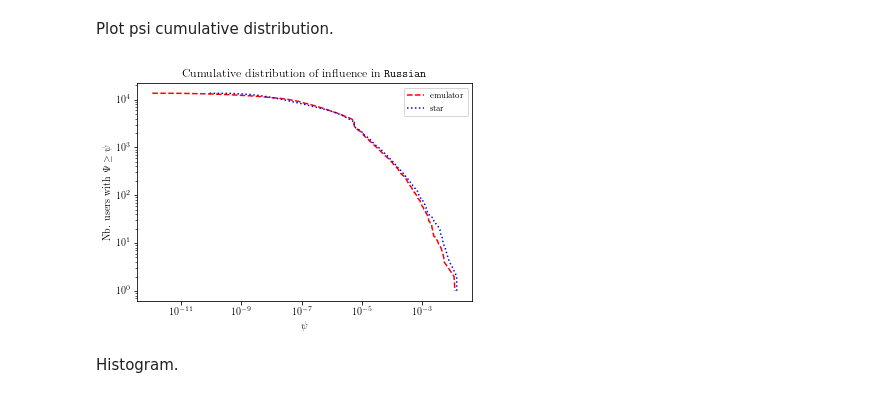
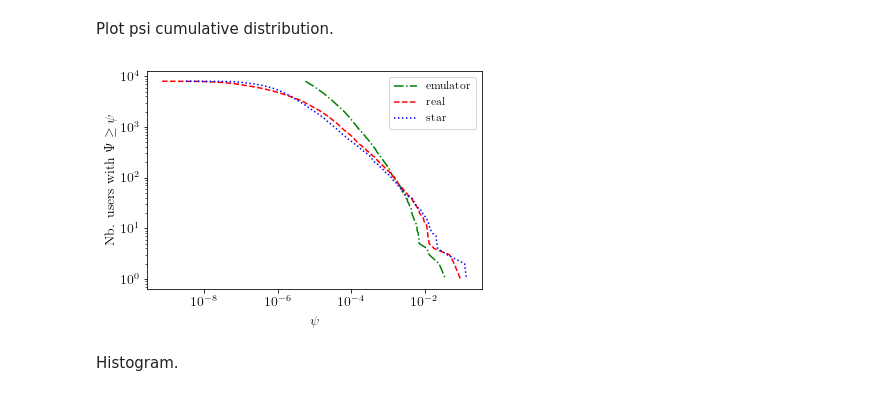
Before and after one commit to yokaiAG/Stage2019, a Jupyter notebook: Code/Journal_plots.ipynb, the cells around one changed output. Saved outputs shown, nothing was run; the diff lists cells and outputs as text; code cells hidden in the pictures.

```diff
--- a/Code/Journal_plots.ipynb
+++ b/Code/Journal_plots.ipynb
@@ -13,7 +13,7 @@ mpl.rc('text', usetex = True)
 mpl.rc('font', family = 'serif')
 # %%
 out_path = "../PsiResults/Plots_journal/"
-name = "weibo"
+name = "weibo8002"
 # %% [markdown]
 ## Lists comparison
 # %% [markdown]
@@ -131,8 +133,8 @@ plt.close()
 Load influences into dicts.
 # %%
 # Psi = {'emulator':dict(), 'star':dict(), 'cascade':dict(), 'real':dict()}
-# Psi = {'emulator':dict(), 'real':dict(), 'star':dict()}
-Psi = {'emulator':dict(), 'real':dict()}
+Psi = {'emulator':dict(), 'real':dict(), 'star':dict()}
+# Psi = {'emulator':dict(), 'real':dict()}
 # Psi = {'emulator':dict()}
 
 # truegraph
@@ -150,13 +152,13 @@ for line in open("../PsiResults/Psis/weibo_model_truegraph_top8002emul.txt"):
 #     if psi>0:
 #         Psi['emulator'][user] = psi
 
-# # oursin
+# oursin
+for line in open("../PsiResults/Psis/weibo_model_oursin.txt", "r"):
 # for line in open("../PsiResults/Psis/russian_model_oursin.txt", "r"):
-# # for line in open("../PsiResults/Psis/russian_model_oursin.txt", "r"):
-#     line = line.split()
-#     user, psi = int(line[0]), float(line[1])
-#     if user in Psi['emulator']:
-#         Psi['star'][user] = psi
+    line = line.split()
+    user, psi = int(line[0]), float(line[1])
+    if user in Psi['real']:
+        Psi['star'][user] = psi
 
 # # cascade
 # for line in open("../PsiResults/Psis/weibo_model_cascade_top1501emul.txt", "r"):
@@ -180,34 +182,34 @@ True
 # %% [markdown]
 Plot psi cumulative distribution.
 # %%
-colors = {'star': 'blue', 'cascade':'red', 'real':'green', 'emulator':'red'}
-linestyle = {'star': ':', 'cascade':'--', 'real':'-.' , 'emulator':'--'}
+colors = {'star': 'blue', 'cascade':'red', 'real':'red', 'emulator':'green'}
+linestyle = {'star': ':', 'cascade':'--', 'real':'--' , 'emulator':'-.'}
 # %%
 for origin, psis in Psi.items():
 
     # on compte les occurences
     values = np.array(sorted(psis.values()))
     unique, counts = np.unique(values, return_counts=True)
 
     # on cumule
     cumul = np.flip(np.cumsum(np.flip(counts)))
 
     # plot
     plt.loglog(unique, cumul, color=colors[origin], ls=linestyle[origin], label=origin)
 
 # labels and legend
 plt.legend(loc='best', fontsize='small') # fontsize='small'
 plt.xlabel(r"$\psi$", usetex=True)
 plt.ylabel(r"Nb. users with $\Psi \geq \psi$".format(origin), usetex=True)
-plt.title(r"Cumulative distribution of influence in $\texttt{Russian}$")
+# plt.title(r"Cumulative distribution of influence in $\texttt{Russian}$")
 
 # save & show
 plt.savefig(out_path + name + "_psi_cumul_distrib.eps")
 plt.savefig(out_path + name + "_psi_cumul_distrib.pdf")
 plt.show()
 plt.close()
 # %% [output]
-[figure, old version]
+[figure, new version]
 # %% [markdown]
 Histogram.
 # %%
```
Also changed, not shown: parts of 3 cells of this notebook, 10 other files.
